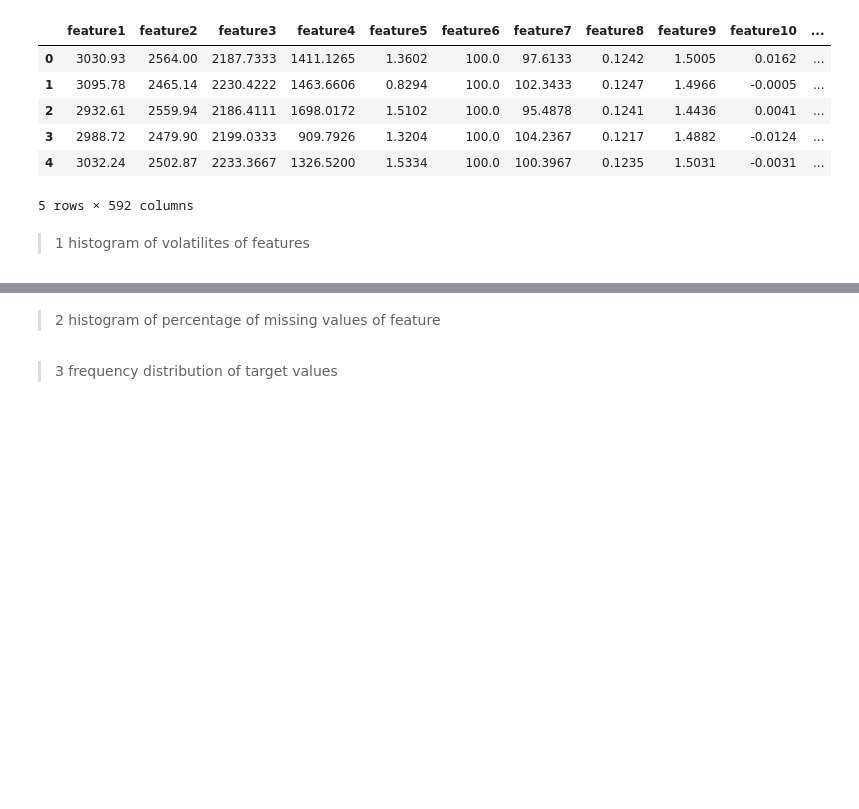
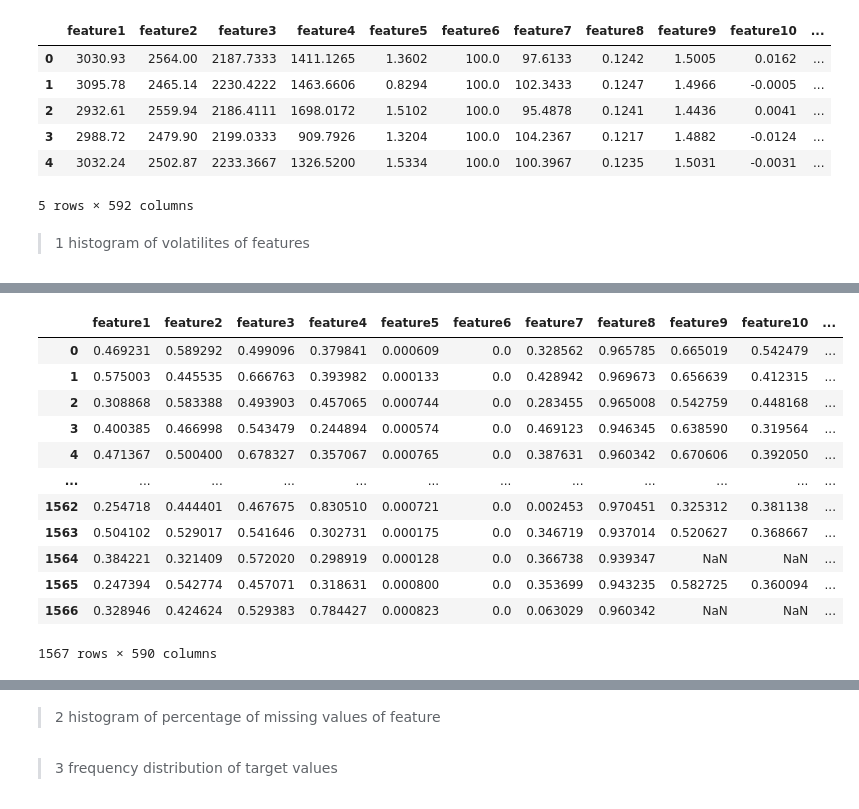
Before and after one commit to hinatanvir/Fault-Detection-SECOM, a Jupyter notebook: Presentation-1-EDA.ipynb, the cells around one changed output, grey strips where cells are left out. Drawn from its saved outputs; the diff is of its cells as text; code cells hidden in the pictures; blank space fills up the shorter version.

```diff
--- a/Presentation-1-EDA.ipynb
+++ b/Presentation-1-EDA.ipynb
@@ -54,0 +74,21 @@ df.head()
+# %%
+scaler = MinMaxScaler()
+#It seems like the Scaler works only with series. When we scale the whole dataframe, the datafram will be broken down.
+#Then we need to form the dataframe again.
+
+df_sensors_scaled = pd.DataFrame(scaler.fit_transform(df_sensors), columns=df_sensors.columns)
+df_sensors_scaled
+# %% [output]
+|  | feature1 | feature2 | feature3 | feature4 | feature5 | feature6 | feature7 | feature8 | feature9 | feature10 | ... |
+| 0 | 0.469231 | 0.589292 | 0.499096 | 0.379841 | 0.000609 | 0.0 | 0.328562 | 0.965785 | 0.665019 | 0.542479 | ... |
+| 1 | 0.575003 | 0.445535 | 0.666763 | 0.393982 | 0.000133 | 0.0 | 0.428942 | 0.969673 | 0.656639 | 0.412315 | ... |
+| 2 | 0.308868 | 0.583388 | 0.493903 | 0.457065 | 0.000744 | 0.0 | 0.283455 | 0.965008 | 0.542759 | 0.448168 | ... |
+| 3 | 0.400385 | 0.466998 | 0.543479 | 0.244894 | 0.000574 | 0.0 | 0.469123 | 0.946345 | 0.638590 | 0.319564 | ... |
+| 4 | 0.471367 | 0.500400 | 0.678327 | 0.357067 | 0.000765 | 0.0 | 0.387631 | 0.960342 | 0.670606 | 0.392050 | ... |
+| ... | ... | ... | ... | ... | ... | ... | ... | ... | ... | ... | ... |
+| 1562 | 0.254718 | 0.444401 | 0.467675 | 0.830510 | 0.000721 | 0.0 | 0.002453 | 0.970451 | 0.325312 | 0.381138 | ... |
+| 1563 | 0.504102 | 0.529017 | 0.541646 | 0.302731 | 0.000175 | 0.0 | 0.346719 | 0.937014 | 0.520627 | 0.368667 | ... |
+| 1564 | 0.384221 | 0.321409 | 0.572020 | 0.298919 | 0.000128 | 0.0 | 0.366738 | 0.939347 | NaN | NaN | ... |
+| 1565 | 0.247394 | 0.542774 | 0.457071 | 0.318631 | 0.000800 | 0.0 | 0.353699 | 0.943235 | 0.582725 | 0.360094 | ... |
+| 1566 | 0.328946 | 0.424624 | 0.529383 | 0.784427 | 0.000823 | 0.0 | 0.063029 | 0.960342 | NaN | NaN | ... |
+1567 rows × 590 columns
```
Also changed, not shown: parts of 9 cells of this notebook.
